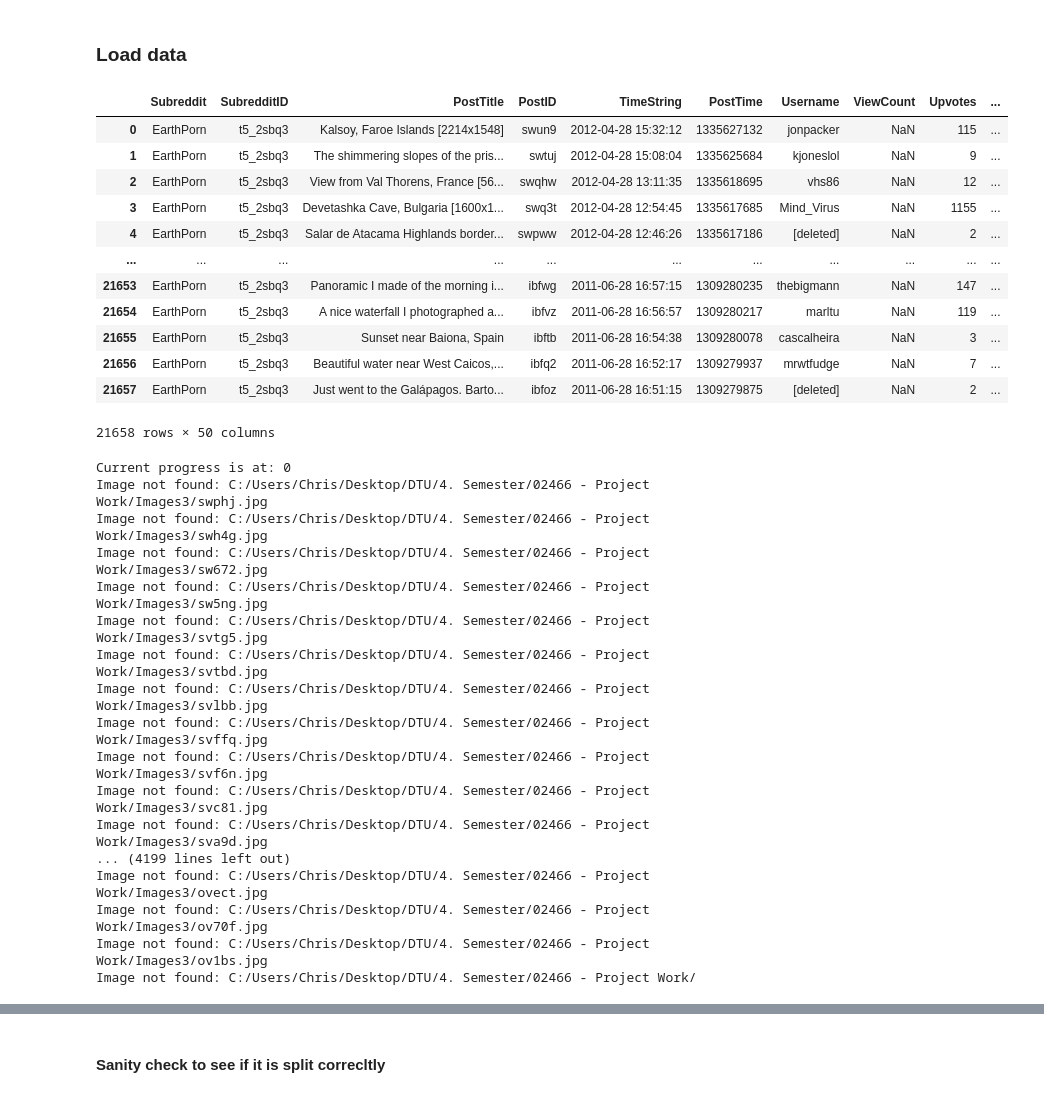
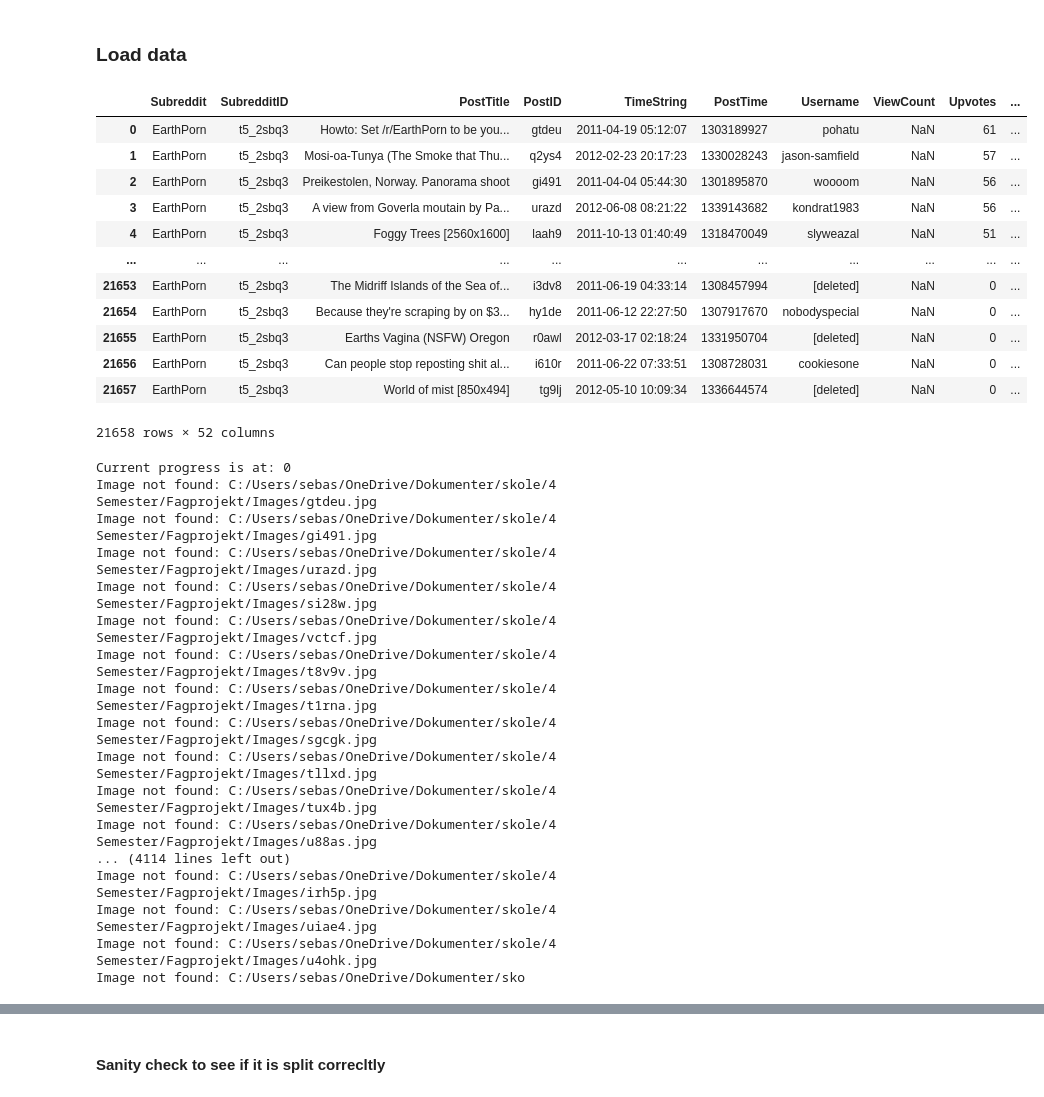
Before and after one commit to ChristofferDreist/RedditUpvotes, a Jupyter notebook: Dataset download.ipynb, the cells around one changed output, grey strips where cells are left out. Drawn from its saved outputs; the diff is of its cells as text; code cells hidden in the pictures.

```diff
--- a/Dataset download.ipynb
+++ b/Dataset download.ipynb
@@ -159,24 +163,24 @@ Model(
 # %% [markdown]
 ### Load data
 # %%
-data_path = 'C:/Users/Chris/Desktop/DTU/4. Semester/02466 - Project Work/RedditDataWithLinks3.csv'
+data_path = "C:/Users/sebas/OneDrive/Dokumenter/skole/4 Semester/Fagprojekt/Data/RedditDataWithLinks.csv"
 posts_tidy_df = pd.read_csv(data_path)
 pd.set_option('display.max_columns', None)
 posts_tidy_df
 # %% [output]
 |  | Subreddit | SubredditID | PostTitle | PostID | TimeString | PostTime | Username | ViewCount | Upvotes | ... |
-| 0 | EarthPorn | t5_2sbq3 | Kalsoy, Faroe Islands [2214x1548] | swun9 | 2012-04-28 15:32:12 | 1335627132 | jonpacker | NaN | 115 | ... |
-| 1 | EarthPorn | t5_2sbq3 | The shimmering slopes of the pris... | swtuj | 2012-04-28 15:08:04 | 1335625684 | kjoneslol | NaN | 9 | ... |
-| 2 | EarthPorn | t5_2sbq3 | View from Val Thorens, France [56... | swqhw | 2012-04-28 13:11:35 | 1335618695 | vhs86 | NaN | 12 | ... |
-| 3 | EarthPorn | t5_2sbq3 | Devetashka Cave, Bulgaria [1600x1... | swq3t | 2012-04-28 12:54:45 | 1335617685 | Mind_Virus | NaN | 1155 | ... |
-| 4 | EarthPorn | t5_2sbq3 | Salar de Atacama Highlands border... | swpww | 2012-04-28 12:46:26 | 1335617186 | [deleted] | NaN | 2 | ... |
+| 0 | EarthPorn | t5_2sbq3 | Howto: Set /r/EarthPorn to be you... | gtdeu | 2011-04-19 05:12:07 | 1303189927 | pohatu | NaN | 61 | ... |
+| 1 | EarthPorn | t5_2sbq3 | Mosi-oa-Tunya (The Smoke that Thu... | q2ys4 | 2012-02-23 20:17:23 | 1330028243 | jason-samfield | NaN | 57 | ... |
+| 2 | EarthPorn | t5_2sbq3 | Preikestolen, Norway. Panorama shoot | gi491 | 2011-04-04 05:44:30 | 1301895870 | woooom | NaN | 56 | ... |
+| 3 | EarthPorn | t5_2sbq3 | A view from Goverla moutain by Pa... | urazd | 2012-06-08 08:21:22 | 1339143682 | kondrat1983 | NaN | 56 | ... |
+| 4 | EarthPorn | t5_2sbq3 | Foggy Trees [2560x1600] | laah9 | 2011-10-13 01:40:49 | 1318470049 | slyweazal | NaN | 51 | ... |
 | ... | ... | ... | ... | ... | ... | ... | ... | ... | ... | ... |
-| 21653 | EarthPorn | t5_2sbq3 | Panoramic I made of the morning i... | ibfwg | 2011-06-28 16:57:15 | 1309280235 | thebigmann | NaN | 147 | ... |
-| 21654 | EarthPorn | t5_2sbq3 | A nice waterfall I photographed a... | ibfvz | 2011-06-28 16:56:57 | 1309280217 | marltu | NaN | 119 | ... |
-| 21655 | EarthPorn | t5_2sbq3 | Sunset near Baiona, Spain | ibftb | 2011-06-28 16:54:38 | 1309280078 | cascalheira | NaN | 3 | ... |
-| 21656 | EarthPorn | t5_2sbq3 | Beautiful water near West Caicos,... | ibfq2 | 2011-06-28 16:52:17 | 1309279937 | mrwtfudge | NaN | 7 | ... |
-| 21657 | EarthPorn | t5_2sbq3 | Just went to the Galápagos. Barto... | ibfoz | 2011-06-28 16:51:15 | 1309279875 | [deleted] | NaN | 2 | ... |
+| 21653 | EarthPorn | t5_2sbq3 | The Midriff Islands of the Sea of... | i3dv8 | 2011-06-19 04:33:14 | 1308457994 | [deleted] | NaN | 0 | ... |
+| 21654 | EarthPorn | t5_2sbq3 | Because they're scraping by on $3... | hy1de | 2011-06-12 22:27:50 | 1307917670 | nobodyspecial | NaN | 0 | ... |
+| 21655 | EarthPorn | t5_2sbq3 | Earths Vagina (NSFW) Oregon | r0awl | 2012-03-17 02:18:24 | 1331950704 | [deleted] | NaN | 0 | ... |
+| 21656 | EarthPorn | t5_2sbq3 | Can people stop reposting shit al... | i610r | 2011-06-22 07:33:51 | 1308728031 | cookiesone | NaN | 0 | ... |
+| 21657 | EarthPorn | t5_2sbq3 | World of mist [850x494] | tg9lj | 2012-05-10 10:09:34 | 1336644574 | [deleted] | NaN | 0 | ... |
-21658 rows × 50 columns
+21658 rows × 52 columns
 # %%
 import torch
 import torchvision.transforms as transforms
@@ -197,7 +201,7 @@ def ImageWithScore(img_path, csv):
             print('Current progress is at: {count}'.format(count=counter))
 
         submission_id = row['PostID'] + ".jpg"
-        score = np.log10(row['Ups'])
+        score = np.log10(row['ScaledUpvoteRatio'])
         image_path = os.path.join(img_path, submission_id)
         image_path = os.path.join(image_path).replace("\\", "/")
         if os.path.exists(image_path):
@@ -223,28 +227,28 @@ def ImageWithScore(img_path, csv):
 
     return transformed_images, scores
 
-image_path = "C:/Users/Chris/Desktop/DTU/4. Semester/02466 - Project Work/Images3"
-data_path = 'C:/Users/Chris/Desktop/DTU/4. Semester/02466 - Project Work/RedditDataWithLinks3.csv'
+image_path = "C:/Users/sebas/OneDrive/Dokumenter/skole/4 Semester/Fagprojekt/Images/"
+data_path = "C:/Users/sebas/OneDrive/Dokumenter/skole/4 Semester/Fagprojekt/Data/RedditDataWithLinks.csv"
 
 transformed_images, scores = ImageWithScore(image_path, data_path)
 # %% [output]
 Current progress is at: 0
-Image not found: C:/Users/Chris/Desktop/DTU/4. Semester/02466 - Project Work/Images3/swphj.jpg
-Image not found: C:/Users/Chris/Desktop/DTU/4. Semester/02466 - Project Work/Images3/swh4g.jpg
-Image not found: C:/Users/Chris/Desktop/DTU/4. Semester/02466 - Project Work/Images3/sw672.jpg
-Image not found: C:/Users/Chris/Desktop/DTU/4. Semester/02466 - Project Work/Images3/sw5ng.jpg
-Image not found: C:/Users/Chris/Desktop/DTU/4. Semester/02466 - Project Work/Images3/svtg5.jpg
-Image not found: C:/Users/Chris/Desktop/DTU/4. Semester/02466 - Project Work/Images3/svtbd.jpg
-Image not found: C:/Users/Chris/Desktop/DTU/4. Semester/02466 - Project Work/Images3/svlbb.jpg
-Image not found: C:/Users/Chris/Desktop/DTU/4. Semester/02466 - Project Work/Images3/svffq.jpg
-Image not found: C:/Users/Chris/Desktop/DTU/4. Semester/02466 - Project Work/Images3/svf6n.jpg
-Image not found: C:/Users/Chris/Desktop/DTU/4. Semester/02466 - Project Work/Images3/svc81.jpg
-Image not found: C:/Users/Chris/Desktop/DTU/4. Semester/02466 - Project Work/Images3/sva9d.jpg
-... (4199 lines left out)
-Image not found: C:/Users/Chris/Desktop/DTU/4. Semester/02466 - Project Work/Images3/ovect.jpg
-Image not found: C:/Users/Chris/Desktop/DTU/4. Semester/02466 - Project Work/Images3/ov70f.jpg
-Image not found: C:/Users/Chris/Desktop/DTU/4. Semester/02466 - Project Work/Images3/ov1bs.jpg
-Image not found: C:/Users/Chris/Desktop/DTU/4. Semester/02466 - Project Work/
+Image not found: C:/Users/sebas/OneDrive/Dokumenter/skole/4 Semester/Fagprojekt/Images/gtdeu.jpg
+Image not found: C:/Users/sebas/OneDrive/Dokumenter/skole/4 Semester/Fagprojekt/Images/gi491.jpg
+Image not found: C:/Users/sebas/OneDrive/Dokumenter/skole/4 Semester/Fagprojekt/Images/urazd.jpg
+Image not found: C:/Users/sebas/OneDrive/Dokumenter/skole/4 Semester/Fagprojekt/Images/si28w.jpg
+Image not found: C:/Users/sebas/OneDrive/Dokumenter/skole/4 Semester/Fagprojekt/Images/vctcf.jpg
+Image not found: C:/Users/sebas/OneDrive/Dokumenter/skole/4 Semester/Fagprojekt/Images/t8v9v.jpg
+Image not found: C:/Users/sebas/OneDrive/Dokumenter/skole/4 Semester/Fagprojekt/Images/t1rna.jpg
+Image not found: C:/Users/sebas/OneDrive/Dokumenter/skole/4 Semester/Fagprojekt/Images/sgcgk.jpg
+Image not found: C:/Users/sebas/OneDrive/Dokumenter/skole/4 Semester/Fagprojekt/Images/tllxd.jpg
+Image not found: C:/Users/sebas/OneDrive/Dokumenter/skole/4 Semester/Fagprojekt/Images/tux4b.jpg
+Image not found: C:/Users/sebas/OneDrive/Dokumenter/skole/4 Semester/Fagprojekt/Images/u88as.jpg
+... (4114 lines left out)
+Image not found: C:/Users/sebas/OneDrive/Dokumenter/skole/4 Semester/Fagprojekt/Images/irh5p.jpg
+Image not found: C:/Users/sebas/OneDrive/Dokumenter/skole/4 Semester/Fagprojekt/Images/uiae4.jpg
+Image not found: C:/Users/sebas/OneDrive/Dokumenter/skole/4 Semester/Fagprojekt/Images/u4ohk.jpg
+Image not found: C:/Users/sebas/OneDrive/Dokumenter/sko
 # %%
 print(transformed_images[:1])
 # %% [output]
```
Also changed, not shown: parts of 13 cells of this notebook.
